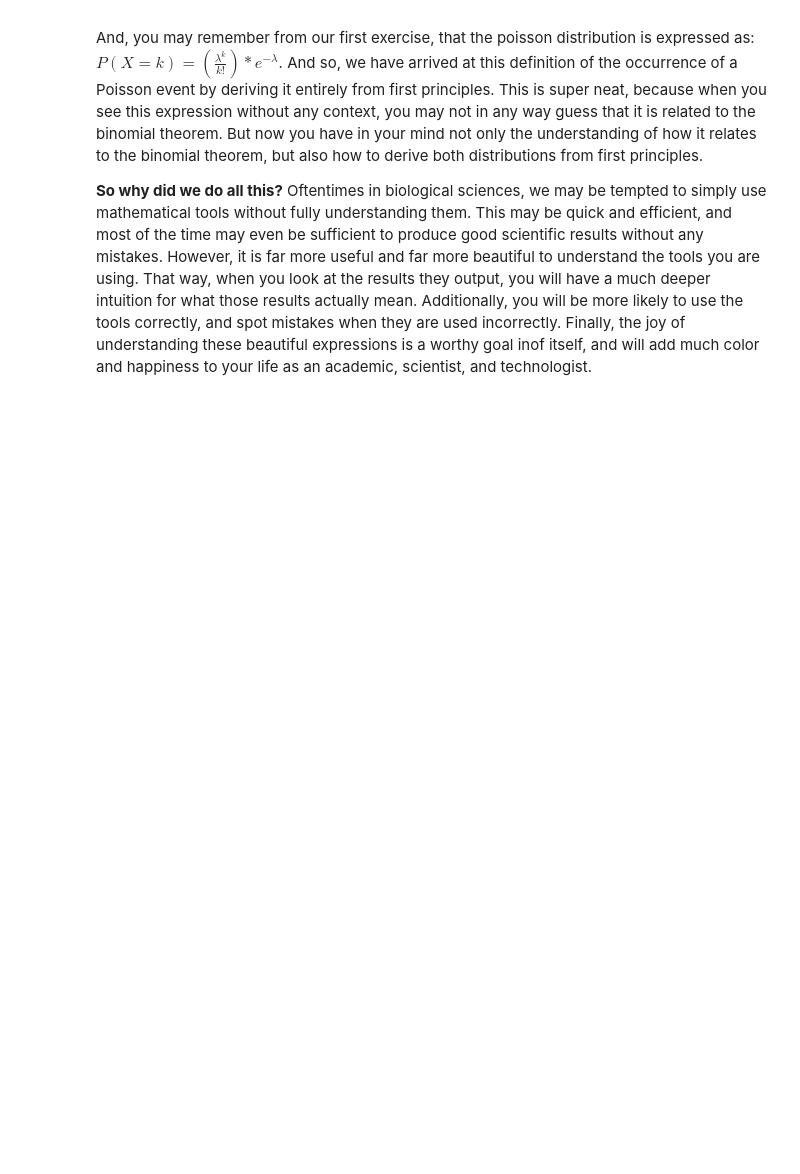
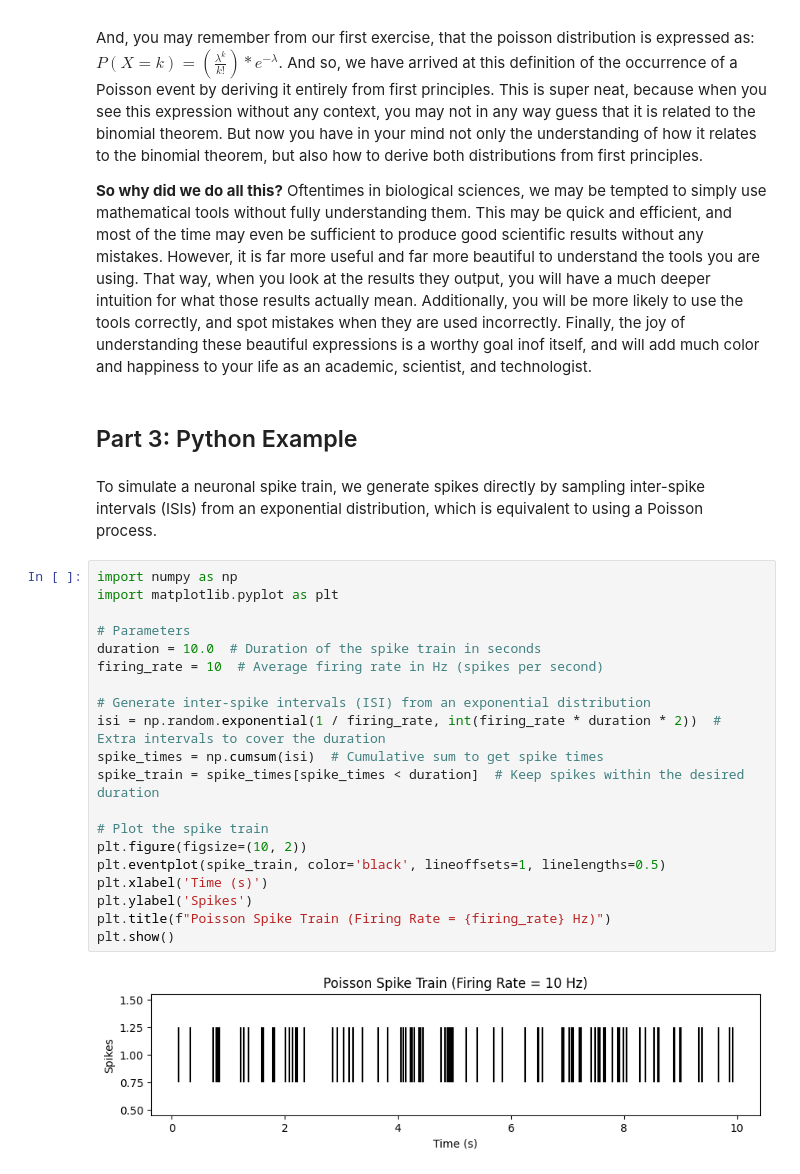
Before and after one commit to ilyaernston/BSA-2024, a Jupyter notebook: week-2-into-to-Poisson-Processes/exercise_2_intro_poisson.ipynb, the cells around one changed output. Saved outputs shown, nothing was run; the diff lists cells and outputs as text; blank space fills up the shorter version.

Commit message:
added the python examples

```diff
--- a/week-2-into-to-Poisson-Processes/exercise_2_intro_poisson.ipynb
+++ b/week-2-into-to-Poisson-Processes/exercise_2_intro_poisson.ipynb
@@ -243,3 +243,29 @@ $$
 And, you may remember from our first exercise, that the poisson distribution is expressed as: $P(X=k) = (\frac{\lambda^k}{k!}) * e^{-\lambda}$. And so, we have arrived at this definition of the occurrence of a Poisson event by deriving it entirely from first principles. This is super neat, because when you see this expression without any context, you may not in any way guess that it is related to the binomial theorem. But now you have in your mind not only the understanding of how it relates to the binomial theorem, but also how to derive both distributions from first principles.
 
 **So why did we do all this?** Oftentimes in biological sciences, we may be tempted to simply use mathematical tools without fully understanding them. This may be quick and efficient, and most of the time may even be sufficient to produce good scientific results without any mistakes. However, it is far more useful and far more beautiful to understand the tools you are using. That way, when you look at the results they output, you will have a much deeper intuition for what those results actually mean. Additionally, you will be more likely to use the tools correctly, and spot mistakes when they are used incorrectly. Finally, the joy of understanding these beautiful expressions is a worthy goal inof itself, and will add much color and happiness to your life as an academic, scientist, and technologist.
+# %% [markdown]
+## Part 3: Python Example <a id='python'></a>
+# %% [markdown]
+To simulate a neuronal spike train, we generate spikes directly by sampling inter-spike intervals (ISIs) from an exponential distribution, which is equivalent to using a Poisson process.
+# %%
+import numpy as np
+import matplotlib.pyplot as plt
+
+# Parameters
+duration = 10.0  # Duration of the spike train in seconds
+firing_rate = 10  # Average firing rate in Hz (spikes per second)
+
+# Generate inter-spike intervals (ISI) from an exponential distribution
+isi = np.random.exponential(1 / firing_rate, int(firing_rate * duration * 2))  # Extra intervals to cover the duration
+spike_times = np.cumsum(isi)  # Cumulative sum to get spike times
+spike_train = spike_times[spike_times < duration]  # Keep spikes within the desired duration
+
+# Plot the spike train
+plt.figure(figsize=(10, 2))
+plt.eventplot(spike_train, color='black', lineoffsets=1, linelengths=0.5)
+plt.xlabel('Time (s)')
+plt.ylabel('Spikes')
+plt.title(f"Poisson Spike Train (Firing Rate = {firing_rate} Hz)")
+plt.show()
+# %% [output]
+[figure, added]
```
Also changed, not shown: parts of 6 cells of this notebook.
